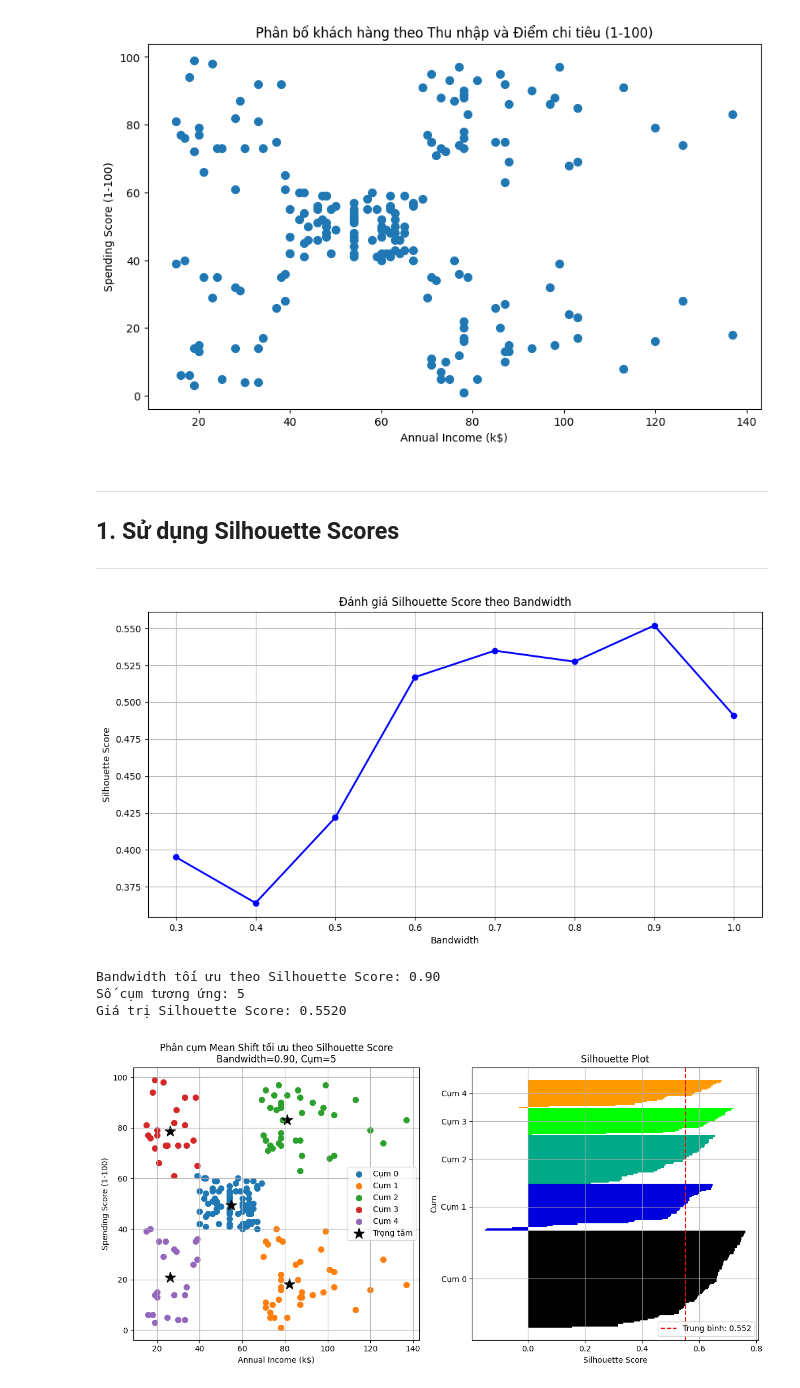
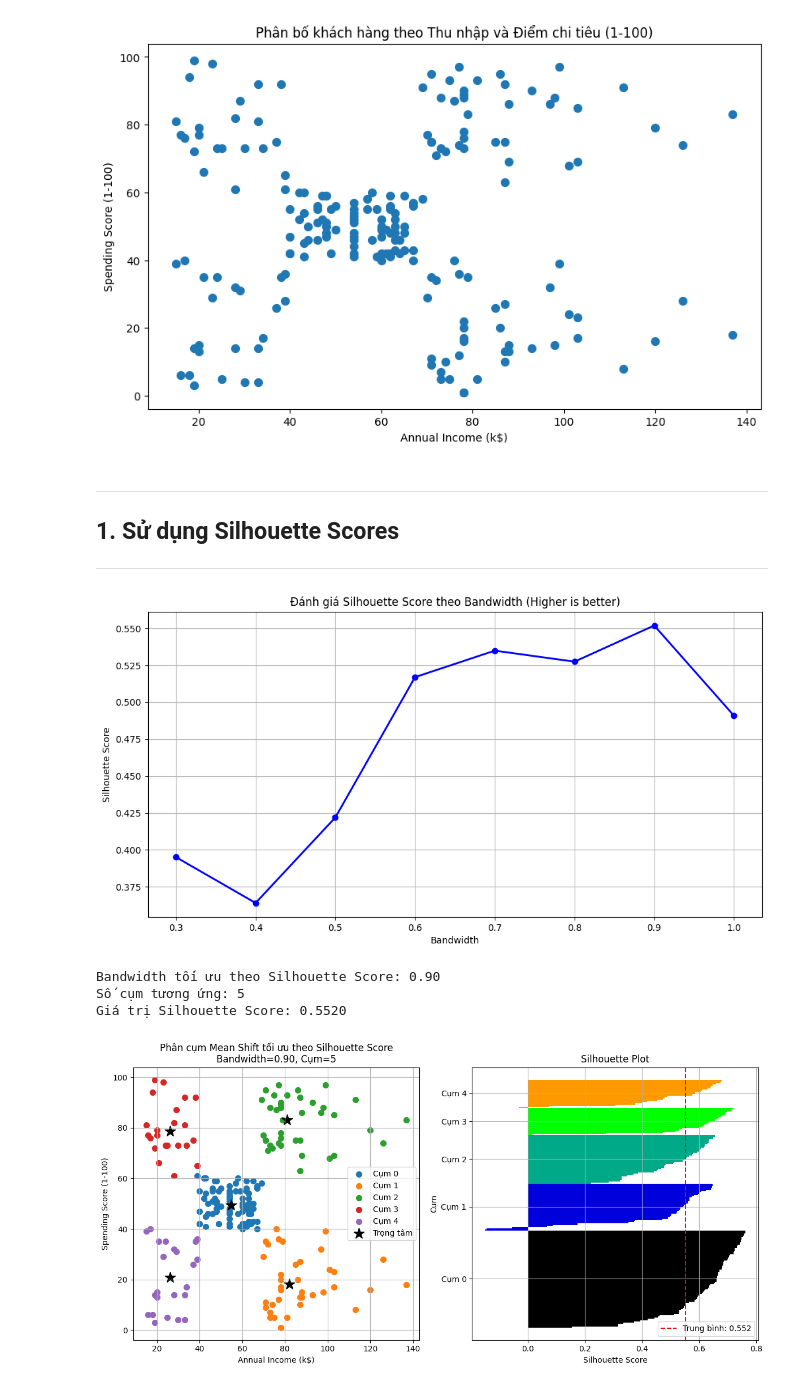
Before and after one commit to Tommyhuy1705/Mean_Shift_Clustering, a Jupyter notebook: Evaluation.ipynb, the cells around one changed output. Saved outputs shown, nothing was run; the diff lists cells and outputs as text; code cells hidden in the pictures.

```diff
--- a/Evaluation.ipynb
+++ b/Evaluation.ipynb
@@ -11,4 +11,4 @@
 ### **MÔI TRƯỜNG TRIỂN KHAI ỨNG DỤNG**
 ---
 # %%
-folder = r"D:\Study\MeanShift\Mean_Shift_Clustering"
+folder = r"C:\Users\USER\Downloads\chương trình học UEH\môn học kì 4\Machine Learning\Project MeanShift\Team\Mean_Shift_Clustering"
@@ -33,7 +38,7 @@ import matplotlib.cm        as cm
 from sklearn.preprocessing  import StandardScaler
 from sklearn.datasets       import make_blobs
 # %%
-data2 = pd.read_csv(r'D:\Study\MeanShift\Mean_Shift_Clustering\Data\Mall_Customers.csv')
+data2 = pd.read_csv(folder + '\Data\Mall_Customers.csv')
 pd.set_option('display.width', 1000)
 
 X = data2[['Age', 'Annual Income (k$)', 'Spending Score (1-100)']]
@@ -87,10 +92,6 @@ n_clusters_list = []
 silhouette_scores = []
 db_scores = []
 ch_scores = []
-# %% [markdown]
----
-## 1. **Sử dụng Silhouette Scores**
----
 # %%
 models = []
 for bw in bandwidths:
@@ -111,29 +112,33 @@ for bw in bandwidths:
         silhouette_scores.append(np.nan)
         db_scores.append(np.nan)
         ch_scores.append(np.nan)
+# %% [markdown]
+---
+## 1. **Sử dụng Silhouette Scores**
+---
 # %%
 # Vẽ biểu đồ Silhouette Score theo bandwidth
 plt.figure(figsize=(12, 6))
 valid_indices = ~np.isnan(silhouette_scores)
 plt.plot(bandwidths[valid_indices], np.array(silhouette_scores)[valid_indices], 'o-', color='blue', linewidth=2)
 plt.xlabel('Bandwidth')
 plt.ylabel('Silhouette Score')
-plt.title('Đánh giá Silhouette Score theo Bandwidth')
+plt.title('Đánh giá Silhouette Score theo Bandwidth (Higher is better)')
 plt.grid(True)
 plt.xticks(np.arange(min(bandwidths), max(bandwidths) + 0.1, 0.1))
 plt.show()
 
 # Tìm bandwidth có Silhouette Score cao nhất
 best_silhouette_idx = np.nanargmax(silhouette_scores)
 best_silhouette_bw = bandwidths[best_silhouette_idx]
 best_silhouette_n_clusters = n_clusters_list[best_silhouette_idx]
 best_model_silhouette = models[best_silhouette_idx]
 
 print(f"Bandwidth tối ưu theo Silhouette Score: {best_silhouette_bw:.2f}")
 print(f"Số cụm tương ứng: {best_silhouette_n_clusters}")
 print(f"Giá trị Silhouette Score: {silhouette_scores[best_silhouette_idx]:.4f}")
 # %% [output]
-[figure, old version]
+[figure, new version]
 Bandwidth tối ưu theo Silhouette Score: 0.90
 Số cụm tương ứng: 5
 Giá trị Silhouette Score: 0.5520
```
Also changed, not shown: parts of 4 cells of this notebook, 2 other files.
